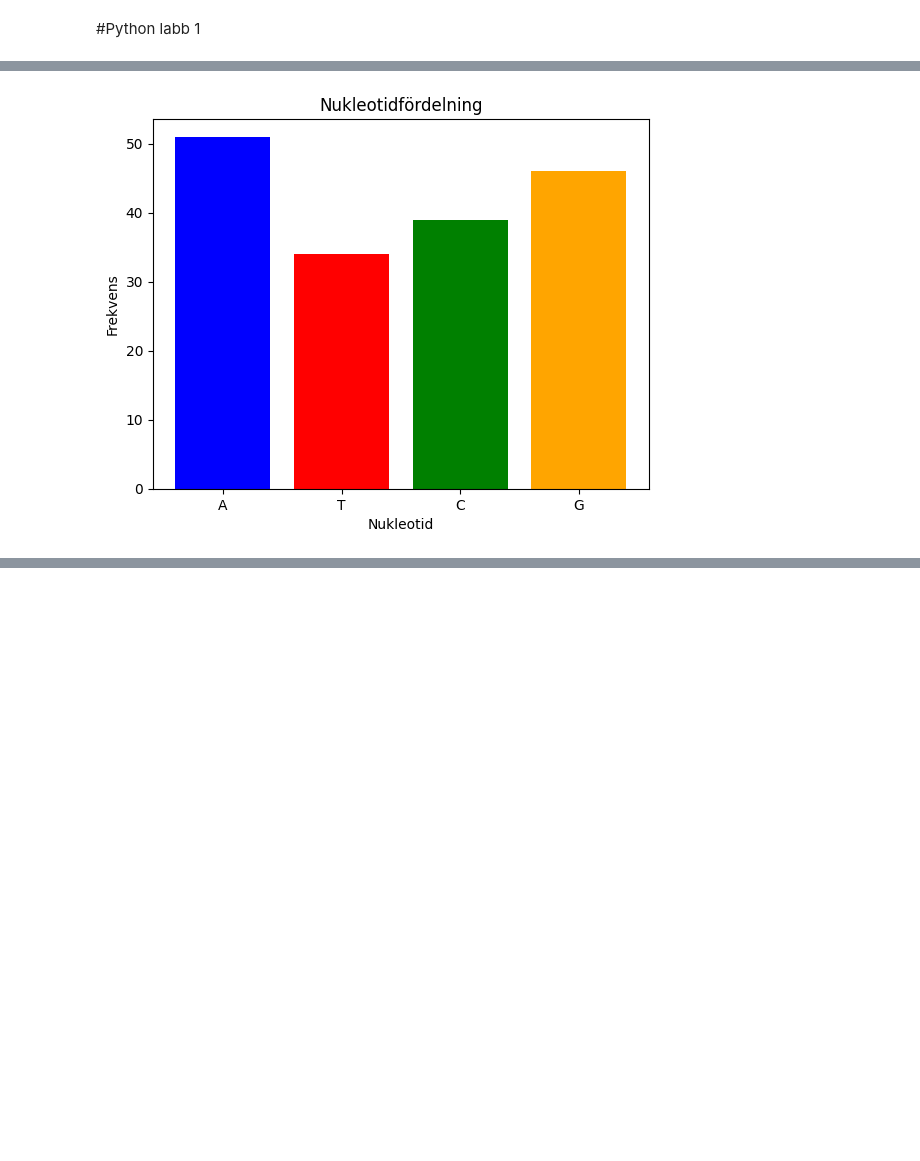
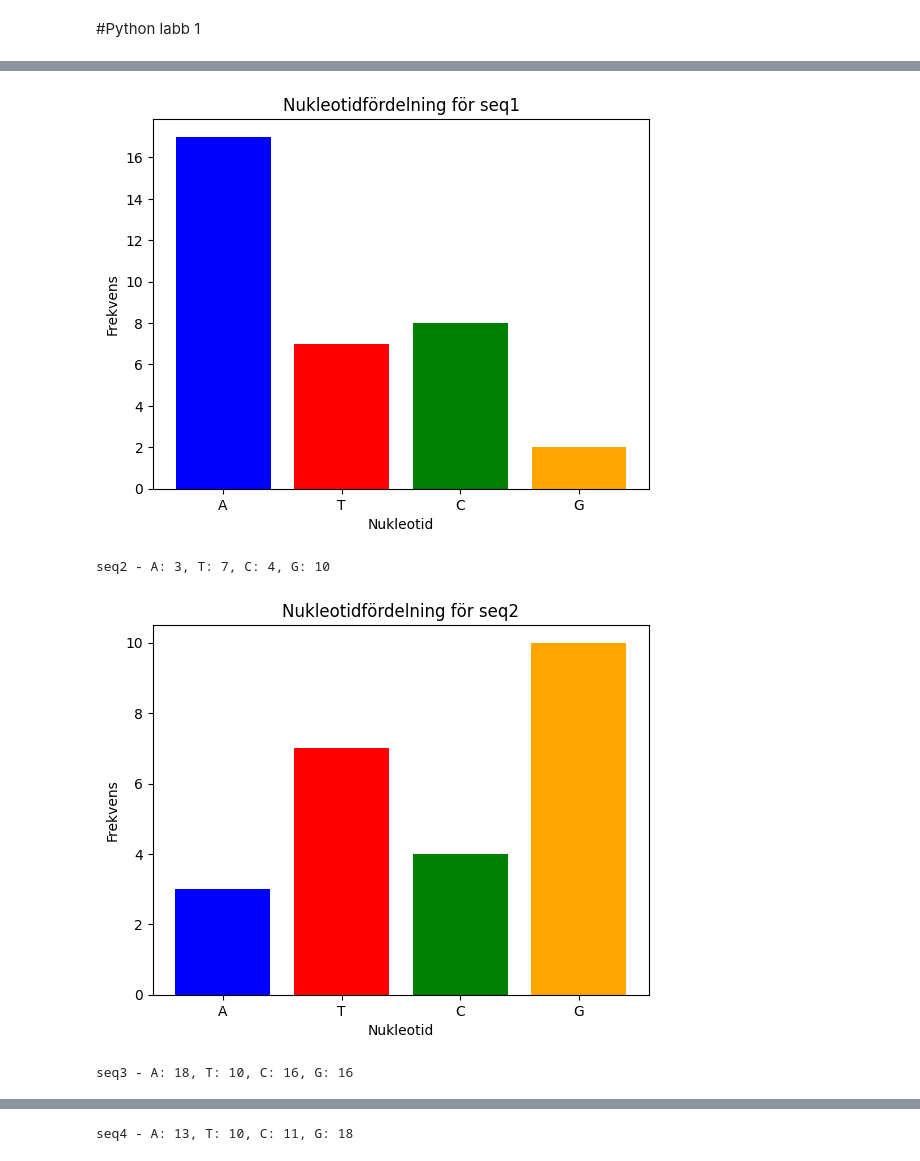
Before and after one commit to petarfilipovski/Python_Petar_Filipovski, a Jupyter notebook: main.ipynb, the cells around one changed output, grey strips where cells are left out. Cells and saved outputs as stored; diff of their text form; code cells hidden in the pictures; blank space fills up the shorter version.

```diff
--- a/main.ipynb
+++ b/main.ipynb
@@ -1,6 +1,10 @@
 # %% [markdown]
 #Python labb 1
 # %%
+
+
+%pip install matplotlib
+
 import matplotlib.pyplot as plt
 from collections import Counter
 
@@ -13,20 +17,30 @@ gcggatttactcCCCCCAAAAANNaggggagagcccagataaatggagtctgtgcgtccaca
 >seq4
 gcggatttactcaggggagagcccagGGataaatggagtctgtgcgtccaca
 """
+
+# parsar sekvenserna i en dictionary
+sequences = {}
 lines = data.splitlines()
-sequence = ""
-">"
+current_seq_id = None
+
+
 for line in lines:
-    if not line.startswith(">"):
-        sequence += line.strip().upper()
-count = Counter(sequence)
-print(f"A: {count['A']}, T: {count['T']}, C: {count['C']}, G: {count['G']}")
+    if line.startswith(">"):
+        current_seq_id = line[1:]  # Tar bort tecknet >
+        sequences[current_seq_id] = ""
+    else:
+        sequences[current_seq_id] += line.strip().upper()  # lägg till sekvens med stor bokstav
 
-labels = ['A', 'T', 'C', 'G']
-values = [count['A'], count['T'], count['C'], count['G']]
-plt.bar(labels, values, color=['blue', 'red', 'green', 'orange'])
-plt.xlabel("Nukleotid")
-plt.ylabel("Frekvens")
-plt.title("Nukleotidfördelning")
-plt.show()
+# Skapar och visar grafer för varje sekvens
+for seq_id, sequence in sequences.items():
+    count = Counter(sequence)
+    print(f"{seq_id} - A: {count['A']}, T: {count['T']}, C: {count['C']}, G: {count['G']}")
+
+    labels = ['A', 'T', 'C', 'G']
+    values = [count.get('A', 0), count.get('T', 0), count.get('C', 0), count.get('G', 0)]
+    plt.bar(labels, values, color=['blue', 'red', 'green', 'orange'])
+    plt.xlabel("Nukleotid")
+    plt.ylabel("Frekvens")
+    plt.title(f"Nukleotidfördelning för {seq_id}")
+    plt.show()
 # %% [output]
@@ -34 +60,4 @@ A: 51, T: 34, C: 39, G: 46
-[figure, old version]
+[figure, new version]
+seq2 - A: 3, T: 7, C: 4, G: 10
+[figure, added]
+seq3 - A: 18, T: 10, C: 16, G: 16
@@ -34,0 +65 @@ A: 51, T: 34, C: 39, G: 46
+seq4 - A: 13, T: 10, C: 11, G: 18
```
Also changed, not shown: parts of 1 cell of this notebook, 1 other file.
